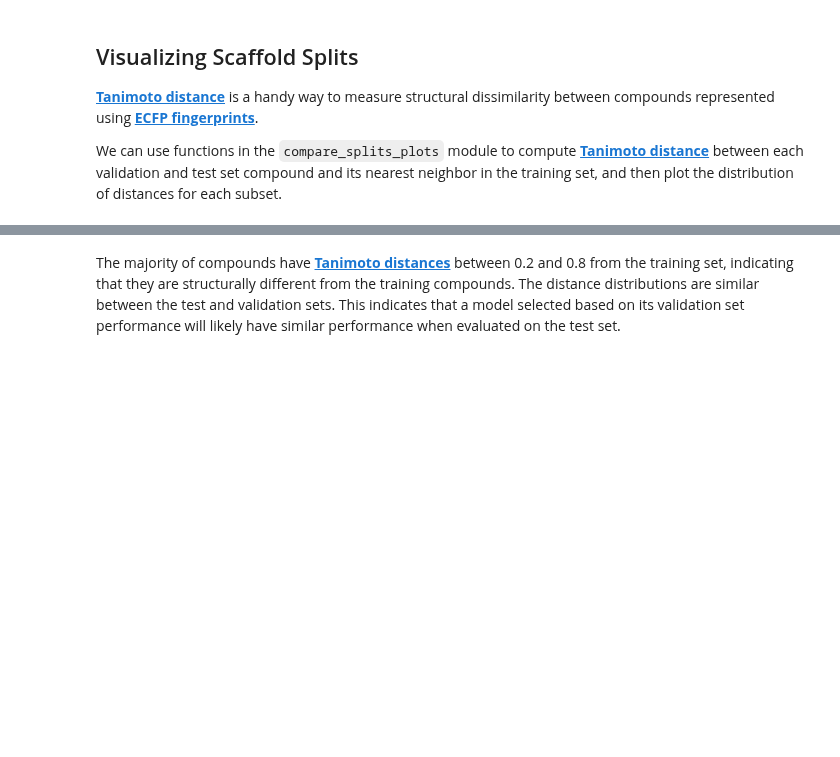
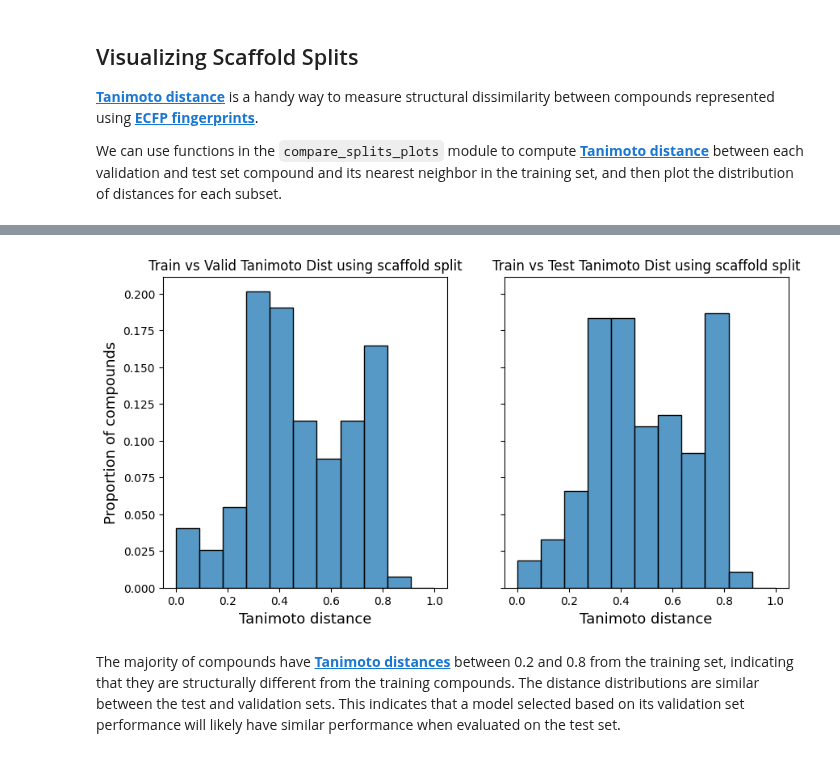
Before and after one commit to ATOMScience-org/AMPL, a Jupyter notebook: atomsci/ddm/examples/tutorials2023/03_perform_a_split.ipynb, the cells around one changed output, grey strips where cells are left out. Drawn from its saved outputs; the diff is of its cells as text; code cells hidden in the pictures; blank space fills up the shorter version.

Commit message:
Reran with updated versions of compare_splits_plots and split_response_dist_plots.

```diff
--- a/atomsci/ddm/examples/tutorials2023/03_perform_a_split.ipynb
+++ b/atomsci/ddm/examples/tutorials2023/03_perform_a_split.ipynb
@@ -184,3 +193,26 @@ ax[1].set_title(f"Train vs Test Tanimoto Dist using {split_type} split");
+# %%
+import seaborn as sns
+import matplotlib.pyplot as plt
+import atomsci.ddm.utils.compare_splits_plots as csp
+
+# read the dataset
+df = pd.read_csv('dataset/SLC6A3_Ki_curated.csv')
+
+# read the split file
+split = pd.read_csv(split_file)
+split_type = params['splitter']
+
+# create SplitStats
+ss = csp.SplitStats(df, split, smiles_col='base_rdkit_smiles', id_col='compound_id', response_cols=['avg_pKi'])
+
+# plot
+fig, ax = plt.subplots(1,2, sharey=True, figsize=(10,5))
+ss.dist_hist_train_v_valid_plot(ax=ax[0])
+ax[0].set_title(f"Train vs Valid Tanimoto Dist using {split_type} split")
+ss.dist_hist_train_v_test_plot(ax=ax[1])
+ax[1].set_title(f"Train vs Test Tanimoto Dist using {split_type} split");
+# %% [output]
+[figure, added]
 # %% [markdown]
 The majority of compounds have **[Tanimoto distances](https://en.wikipedia.org/wiki/Jaccard_index#Tanimoto_similarity_and_distance)** between 0.2 and 0.8 from the training set, indicating that they are structurally different from the training compounds. The distance distributions are similar between the test and validation sets. This indicates that a model selected based on its validation set performance will
 likely have similar performance when evaluated on the test set.
```
Also changed, not shown: parts of 4 cells of this notebook.
